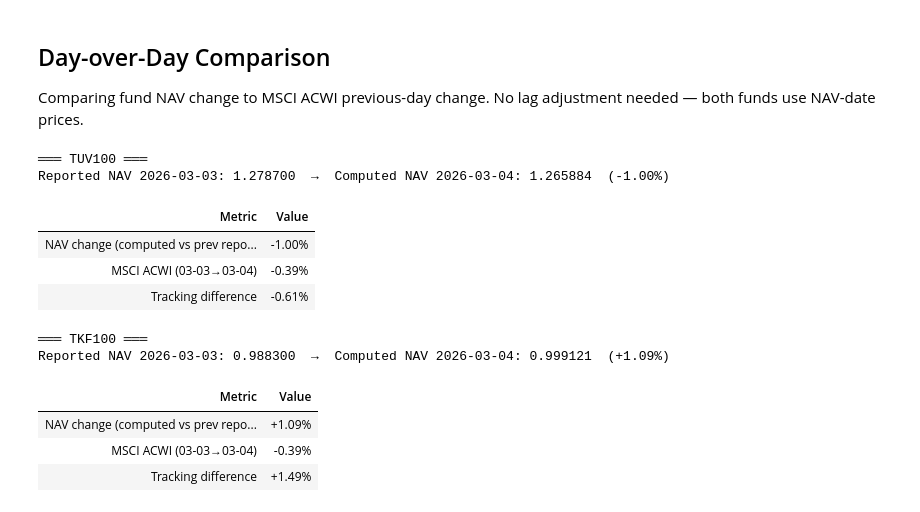
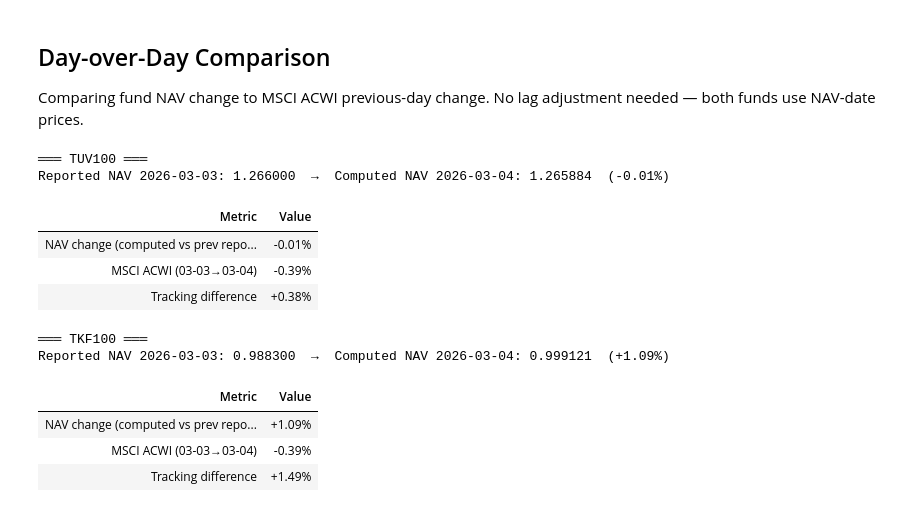
Before and after one commit to TulevaEE/reporting-engine, a Jupyter notebook: reports/adhoc/nav_check_equity.ipynb, the cells around one changed output. Cells and saved outputs as stored; diff of their text form; code cells hidden in the pictures.

```diff
--- a/reports/adhoc/nav_check_equity.ipynb
+++ b/reports/adhoc/nav_check_equity.ipynb
@@ -662,6 +639,7 @@ for fund in FUNDS:
     fd = fund_data[code]
     prev_date = fd['prev_date']
     computed_nav = fd.get('computed_nav')
+    prev_nav = fd.get('prev_reported_nav')
 
     print(f'═══ {code} ═══')
 
@@ -669,13 +647,6 @@ for fund in FUNDS:
         print(f'Cannot compare: no computed NAV available\n')
         fd['fund_nav_change_pct'] = None
         continue
-
-    # Get previous reported NAV — from units card or index data
-    prev_nav = None
-    if len(fd['units_prev']) > 0:
-        prev_nav = fd['units_prev'].iloc[0]['Nav']
-    elif 'prev_nav_from_index' in fd:
-        prev_nav = fd['prev_nav_from_index']
 
     if prev_nav is None or prev_date is None:
         print(f'Cannot compare: no previous reported NAV available\n')
@@ -695,37 +666,37 @@ for fund in FUNDS:
     if len(acwi_on_nav) > 0 and len(acwi_on_prev) > 0:
         acwi_today_row = acwi_on_nav.iloc[-1]
         acwi_prev_row = acwi_on_prev.iloc[-1]
 
         if acwi_today_row['Date'] != acwi_prev_row['Date']:
             acwi_change_pct = (acwi_today_row['Value'] - acwi_prev_row['Value']) / acwi_prev_row['Value'] * 100
         else:
             acwi_change_pct = 0.0
 
         tracking_diff = fund_nav_change_pct - acwi_change_pct
 
         rows = [
             {'Metric': 'NAV change (computed vs prev reported)', 'Value': f'{fund_nav_change_pct:+.2f}%'},
             {'Metric': f'MSCI ACWI ({acwi_prev_row["Date"].strftime("%m-%d")}→{acwi_today_row["Date"].strftime("%m-%d")})', 'Value': f'{acwi_change_pct:+.2f}%'},
             {'Metric': 'Tracking difference', 'Value': f'{tracking_diff:+.2f}%'},
         ]
 
         comparison = pd.DataFrame(rows)
         display(comparison.style.hide(axis='index'))
 
         fd['acwi_change_pct'] = acwi_change_pct
         fd['tracking_diff'] = tracking_diff
     else:
         print('MSCI ACWI data insufficient for comparison')
 
     fd['fund_nav_change_pct'] = fund_nav_change_pct
     print()
 # %% [output]
 ═══ TUV100 ═══
-Reported NAV 2026-03-03: 1.278700  →  Computed NAV 2026-03-04: 1.265884  (-1.00%)
+Reported NAV 2026-03-03: 1.266000  →  Computed NAV 2026-03-04: 1.265884  (-0.01%)
 | Metric | Value |
-| NAV change (computed vs prev repo... | -1.00% |
+| NAV change (computed vs prev repo... | -0.01% |
 | MSCI ACWI (03-03→03-04) | -0.39% |
-| Tracking difference | -0.61% |
+| Tracking difference | +0.38% |
 ═══ TKF100 ═══
 Reported NAV 2026-03-03: 0.988300  →  Computed NAV 2026-03-04: 0.999121  (+1.09%)
 | Metric | Value |
```
Also changed, not shown: parts of 2 cells of this notebook, 1 other file.
